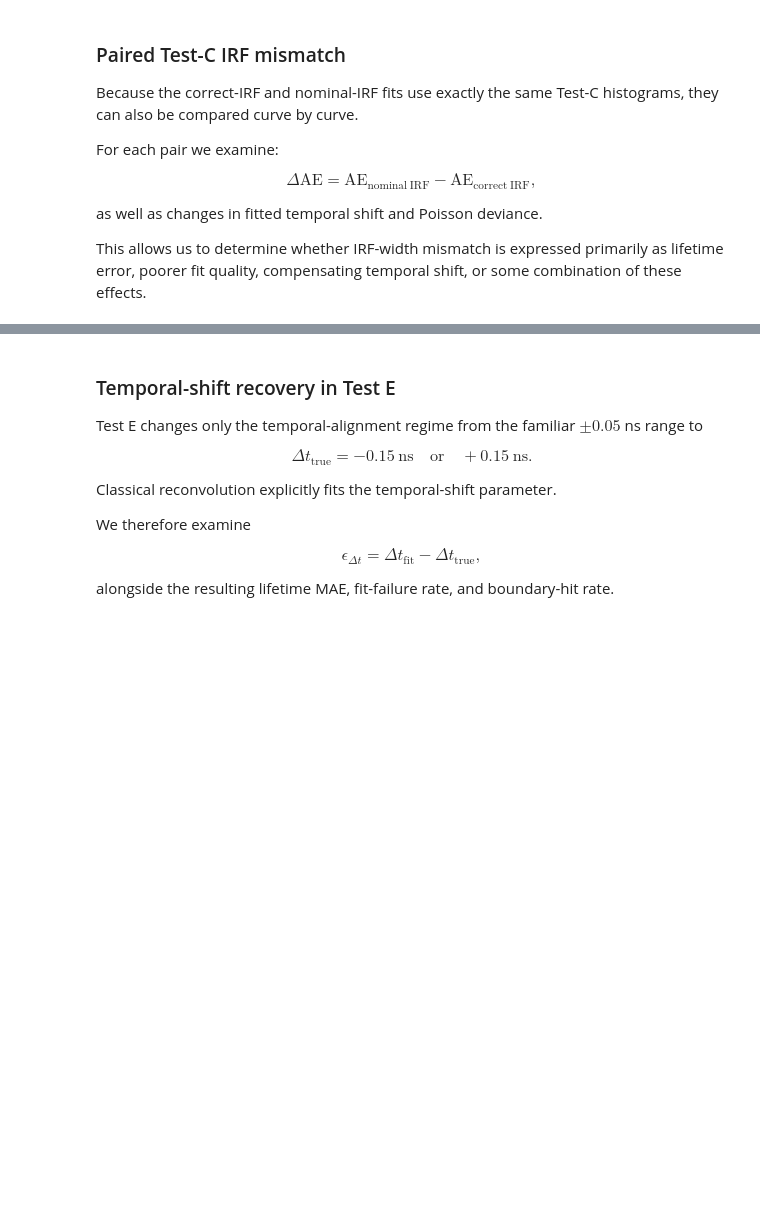
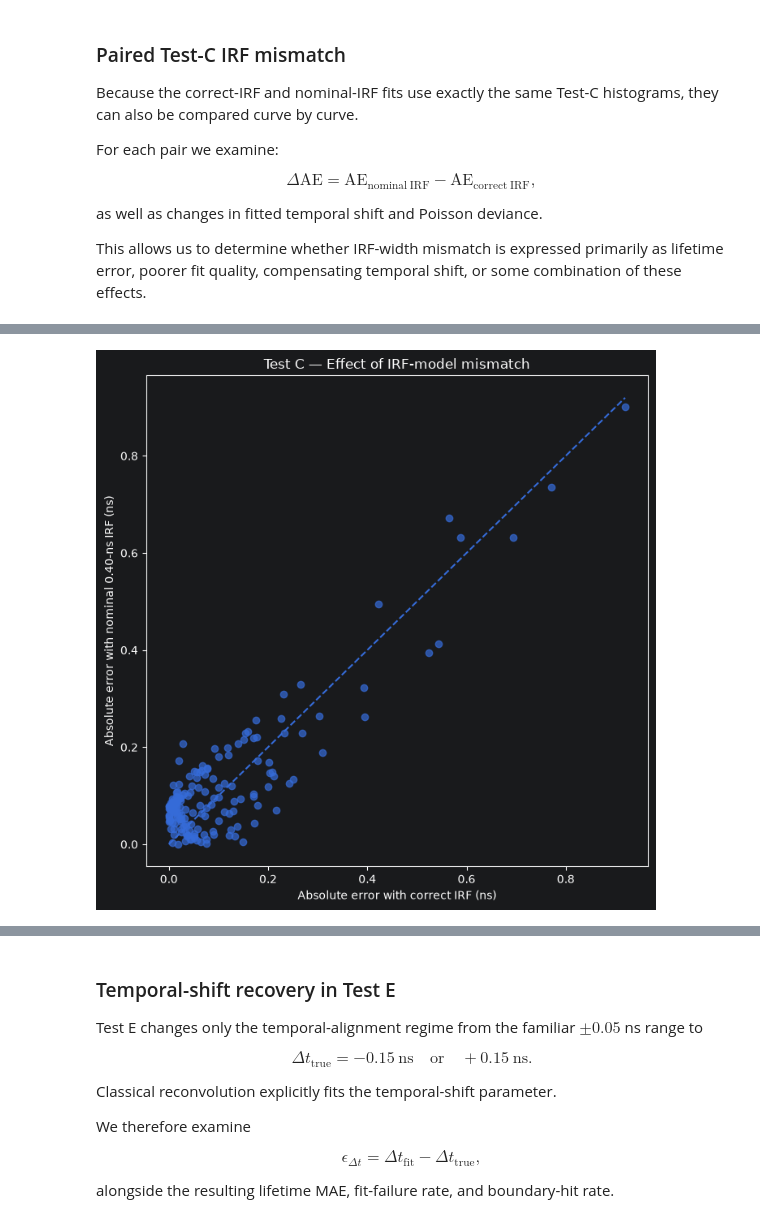
Before and after one commit to moryev/tcspc-lifetime-toolkit, a Jupyter notebook: notebooks/13_generalization_and_robustness.ipynb, the cells around one changed output, grey strips where cells are left out. Saved outputs shown, nothing was run; the diff lists cells and outputs as text; code cells hidden in the pictures; blank space fills up the shorter version.

```diff
--- a/notebooks/13_generalization_and_robustness.ipynb
+++ b/notebooks/13_generalization_and_robustness.ipynb
@@ -1137,6 +1328,78 @@ instrument_diagnostics.test_c_paired_irf_summary
 # %% [output]
 |  | n_pairs | n_both_valid | mean_absolute_error_penalty_ns | median_absolute_error_penalty_ns | mean_fitted_shift_change_ns | ... |
 | 0 | 192 | 185 | 0.022702 | 0.046666 | -0.051126 | ... |
+# %%
+test_c_paired = (
+    instrument_diagnostics
+    .test_c_paired_irf
+)
+
+both_valid = (
+    test_c_paired[
+        "valid_fit_correct_irf"
+    ]
+    & test_c_paired[
+        "valid_fit_nominal_irf"
+    ]
+)
+
+test_c_valid = (
+    test_c_paired.loc[
+        both_valid
+    ]
+)
+
+fig, ax = plt.subplots(
+    figsize=(7, 7)
+)
+
+ax.scatter(
+    test_c_valid[
+        "absolute_error_correct_irf_ns"
+    ],
+    test_c_valid[
+        "absolute_error_nominal_irf_ns"
+    ],
+    alpha=0.7,
+)
+
+limit = max(
+    test_c_valid[
+        "absolute_error_correct_irf_ns"
+    ].max(),
+    test_c_valid[
+        "absolute_error_nominal_irf_ns"
+    ].max(),
+)
+
+ax.plot(
+    [
+        0.0,
+        limit,
+    ],
+    [
+        0.0,
+        limit,
+    ],
+    linestyle="--",
+)
+
+ax.set_xlabel(
+    "Absolute error with correct IRF (ns)"
+)
+
+ax.set_ylabel(
+    "Absolute error with nominal 0.40-ns IRF (ns)"
+)
+
+ax.set_title(
+    "Test C — Effect of IRF-model mismatch"
+)
+
+fig.tight_layout()
+plt.show()
+# %% [output]
+[figure, added]
 # %%
 instrument_diagnostics.test_c_paired_irf.head(
     10
```
Also changed, not shown: parts of 28 cells of this notebook.
